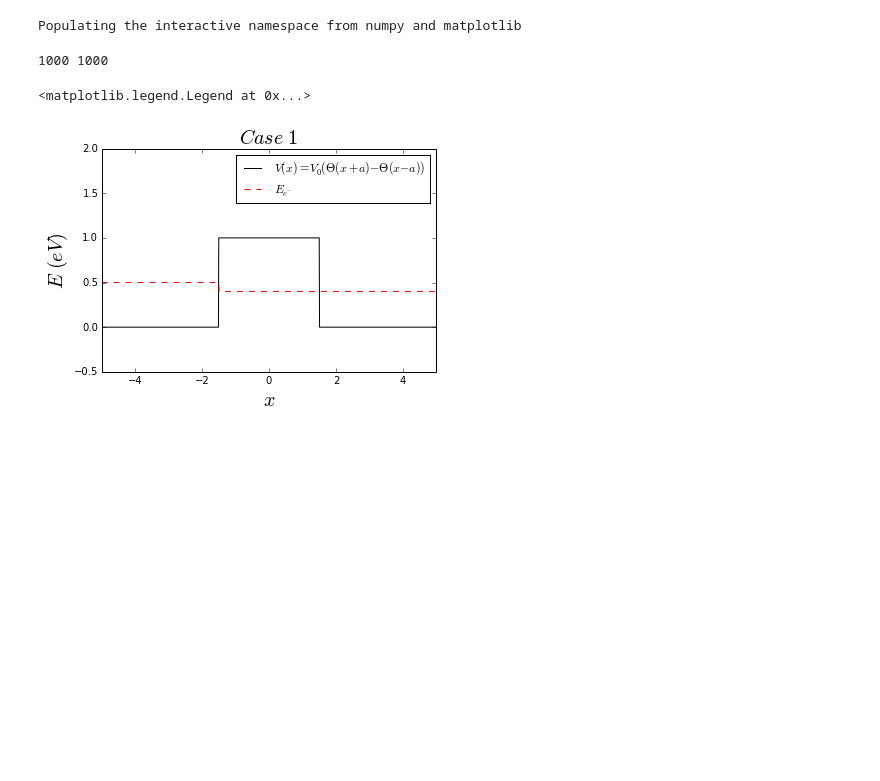
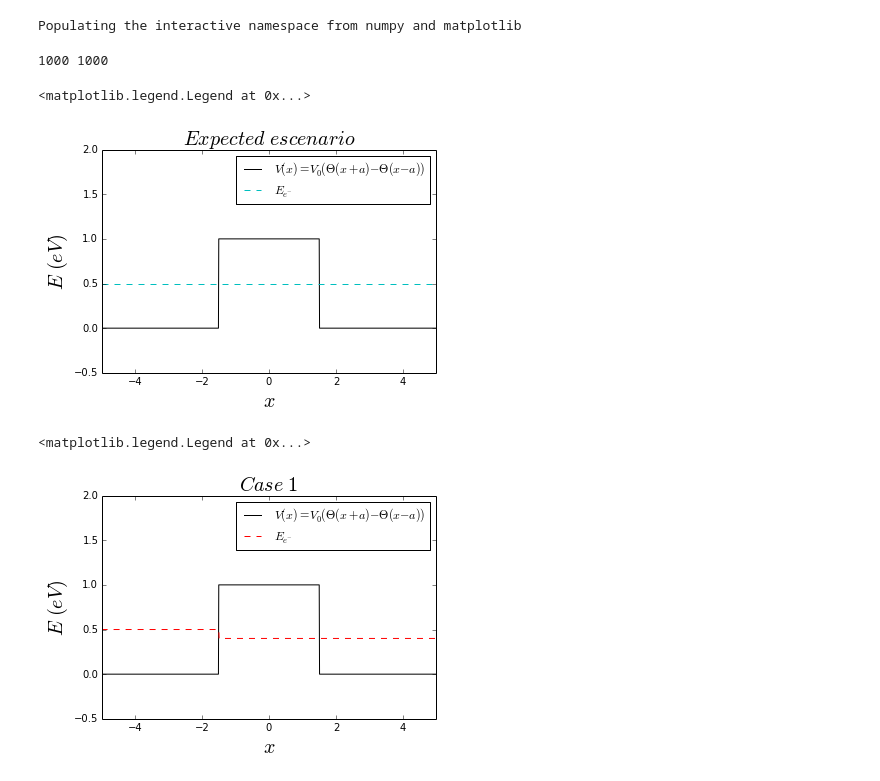
Before and after one commit to daniel-lozano/Thesis, a Jupyter notebook: potential .ipynb, the cells around one changed output. Saved outputs shown, nothing was run; the diff lists cells and outputs as text; code cells hidden in the pictures; blank space fills up the shorter version.

```diff
--- a/potential .ipynb
+++ b/potential .ipynb
@@ -24,10 +24,24 @@ for i in range(1000):
         z2.append(.5)
     else:
         z2.append(.4)
+z3=ones(len(x))
+z3=z3/2
 # %%
 print len(x),len(y)
 # %% [output]
 1000 1000
+# %%
+plot(x,y,"k", label="$ V(x)=V_{0}(\Theta(x+a)-\Theta(x-a)) $")
+plot(x,z3,"c--",label="$ E_{e^{-}} $")
+xlim(-5,5)
+ylim(-.5,2)
+xlabel("$ x\ $",size=20)
+ylabel("$E\ (eV)\ $",size=20)
+title("$ Expected\ escenario\ $",size=20)
+legend()
+# %% [output]
+<matplotlib.legend.Legend at 0x...>
+[figure, added]
 # %%
 plot(x,y,"k", label="$ V(x)=V_{0}(\Theta(x+a)-\Theta(x-a)) $")
 plot(x,z1,"r--",label="$ E_{e^{-}} $")
```
